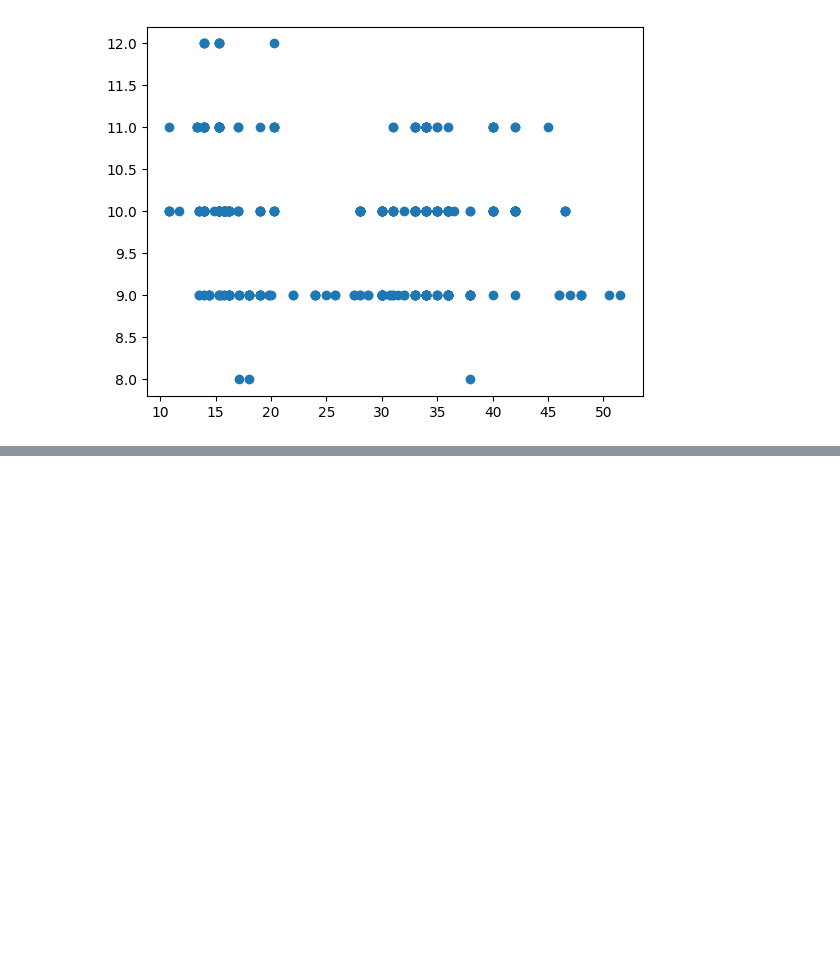
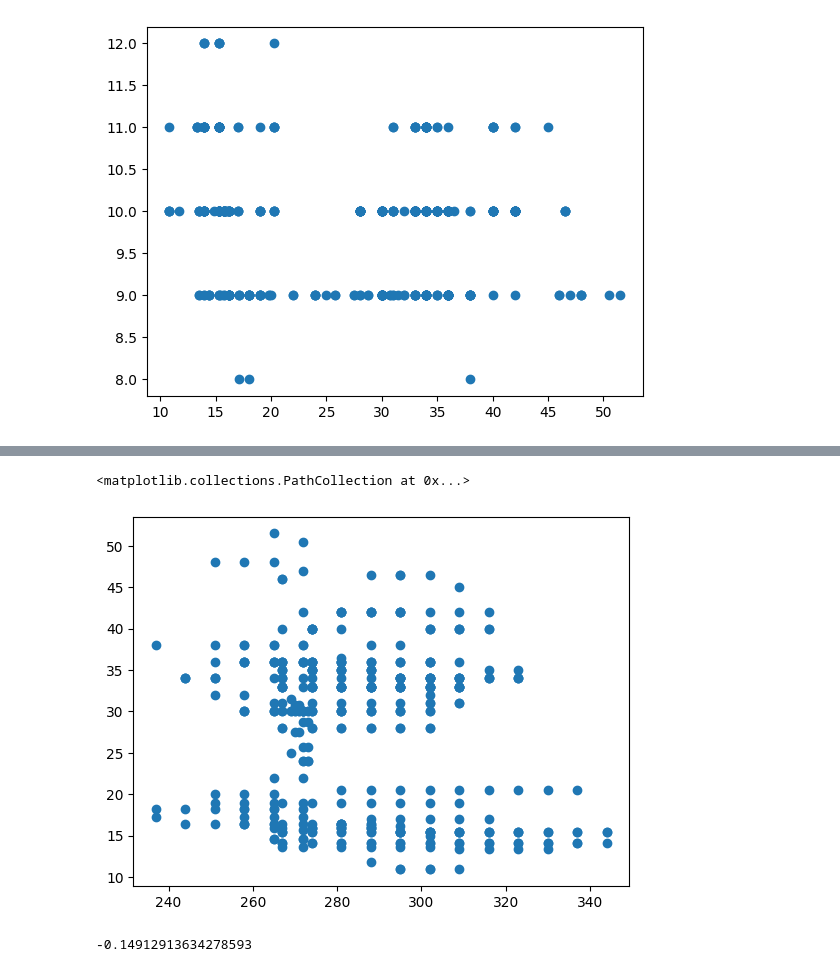
Before and after one commit to Seniyax/Regression_models, a Jupyter notebook: cleandata.ipynb, the cells around one changed output, grey strips where cells are left out. Drawn from its saved outputs; the diff is of its cells as text; code cells hidden in the pictures; blank space fills up the shorter version.

```diff
--- a/cleandata.ipynb
+++ b/cleandata.ipynb
@@ -116,0 +130,10 @@ plt.show()
+# %%
+plt.scatter('DayOfYear','Price',data=new_pumpkins)
+# %% [output]
+<matplotlib.collections.PathCollection at 0x...>
+[figure, added]
+# %%
+#print the correlation between month and price
+print(new_pumpkins['Month'].corr(new_pumpkins['Price']))
+# %% [output]
+-0.14912913634278593
```
Also changed, not shown: parts of 22 cells of this notebook.
